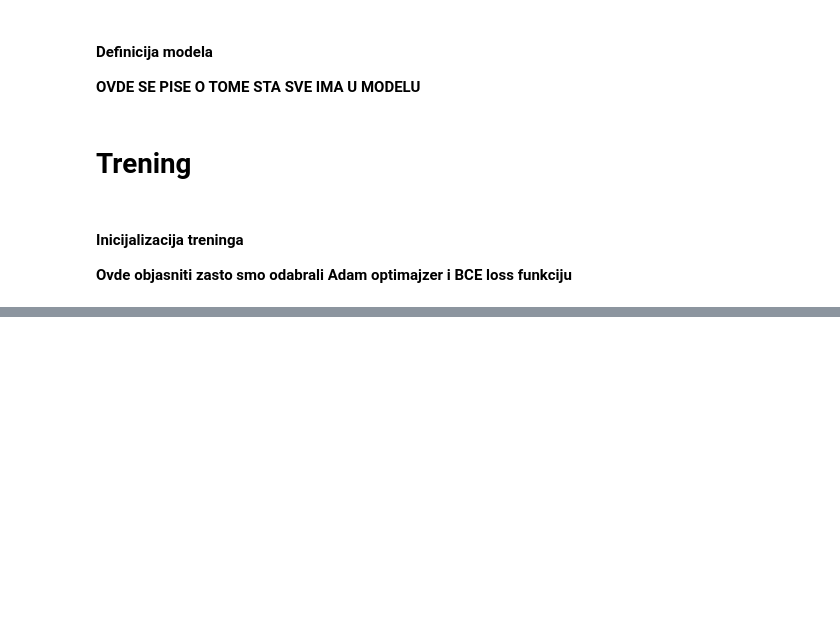
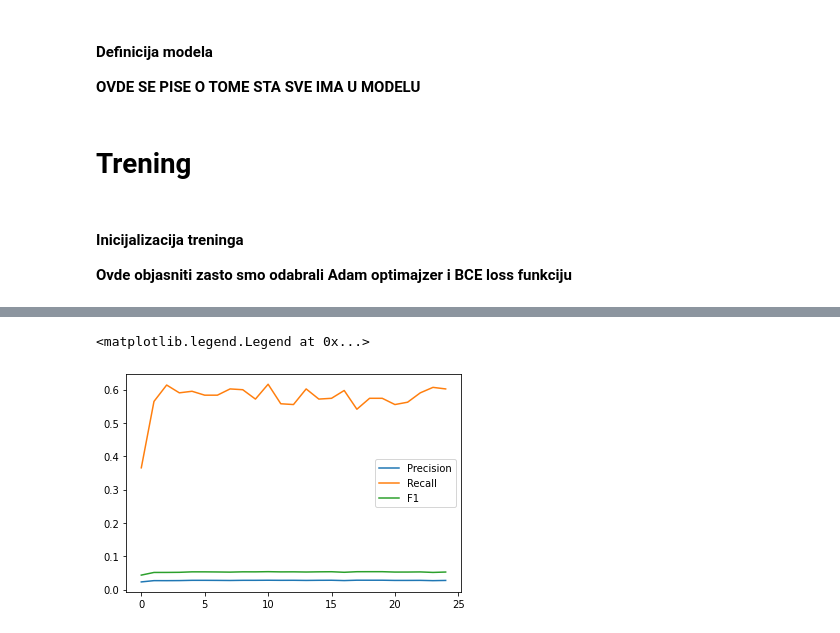
Before and after one commit to Paralelopipet/NM-Nba-prediction, a Jupyter notebook: NBA_predictions.ipynb, the cells around one changed output, grey strips where cells are left out. Drawn from its saved outputs; the diff is of its cells as text; code cells hidden in the pictures; blank space fills up the shorter version.

```diff
--- a/NBA_predictions.ipynb
+++ b/NBA_predictions.ipynb
@@ -300,0 +425,8 @@ KeyboardInterrupt:
+# %%
+plt.plot(validation_prec, label="Precision")
+plt.plot(validation_rec, label="Recall")
+plt.plot(validation_f1, label="F1")
+plt.legend()
+# %% [output]
+<matplotlib.legend.Legend at 0x...>
+[figure, added]
```
Also changed, not shown: parts of 13 cells of this notebook.
